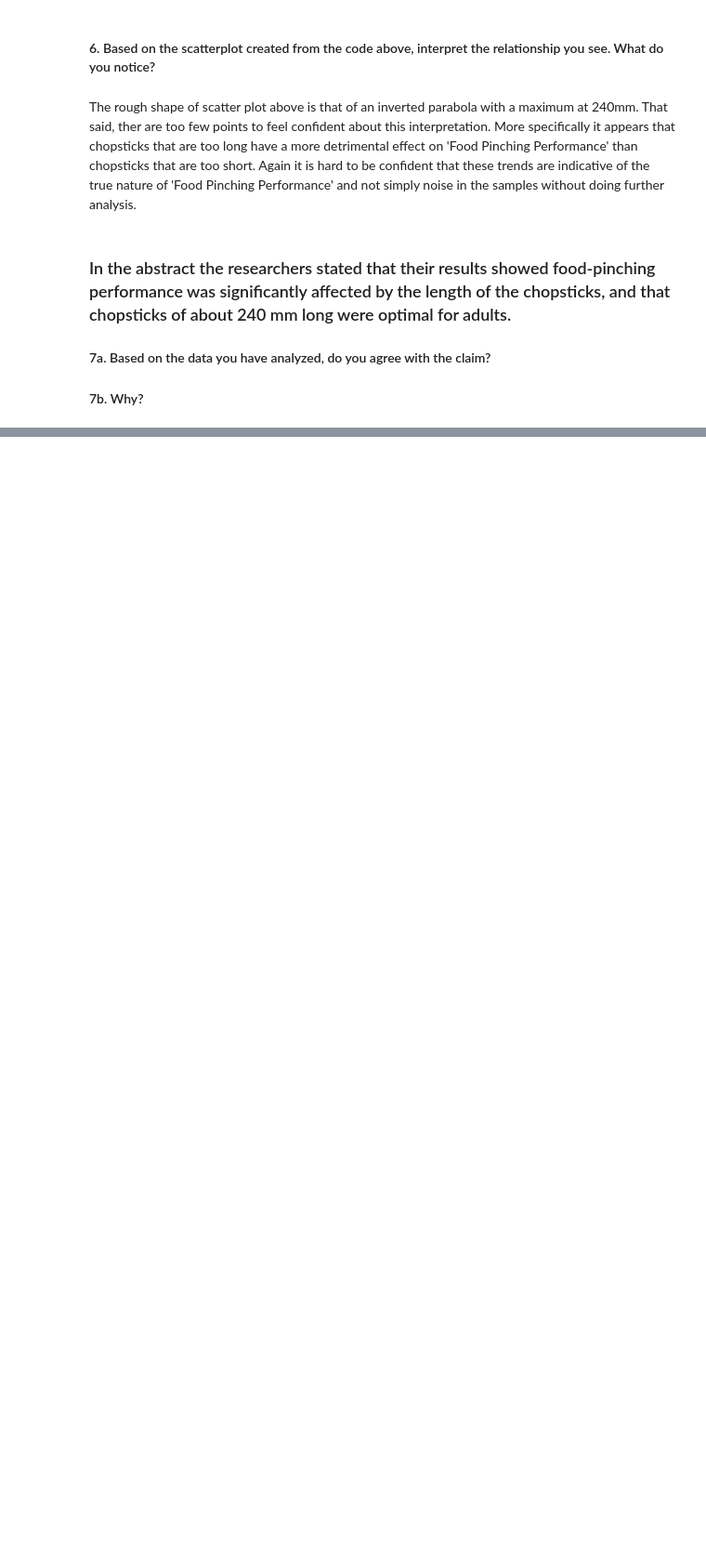
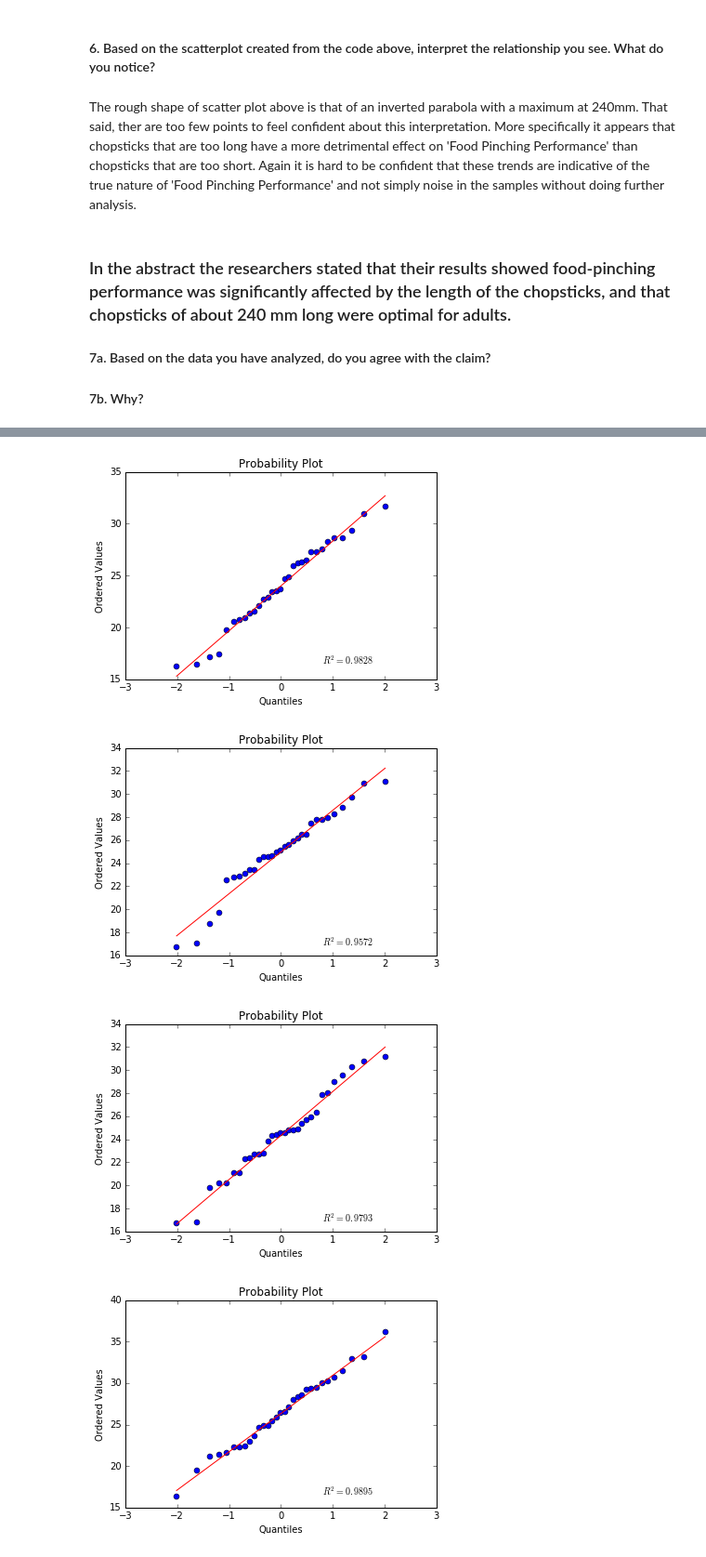
Before and after one commit to eminnett/analyse-chopstick-length, a Jupyter notebook: Data_Analyst_ND_Project0.ipynb, the cells around one changed output, grey strips where cells are left out. Shown at 93% size. Saved outputs shown, nothing was run; the diff lists cells and outputs as text; code cells hidden in the pictures; blank space fills up the shorter version.

```diff
--- a/Data_Analyst_ND_Project0.ipynb
+++ b/Data_Analyst_ND_Project0.ipynb
@@ -147,0 +139,14 @@ By using the [Kernel Density Estimate](https://en.wikipedia.org/wiki/Kernel_dens
+# %%
+import scipy.stats as stats
+
+grouped_by_chopstick_length = dataFrame.groupby('Chopstick.Length')
+
+for chopstick_length in grouped_by_chopstick_length.groups.keys():
+    plt.figure()
+    stats.probplot(grouped_by_chopstick_length.get_group(chopstick_length)['Food.Pinching.Efficiency'], dist="norm", plot=plt)
+    plt.show()
+# %% [output]
+[figure, added]
+[figure, added]
+[figure, added]
+[figure, added]
```
Also changed, not shown: parts of 16 cells of this notebook, 1 other file.
